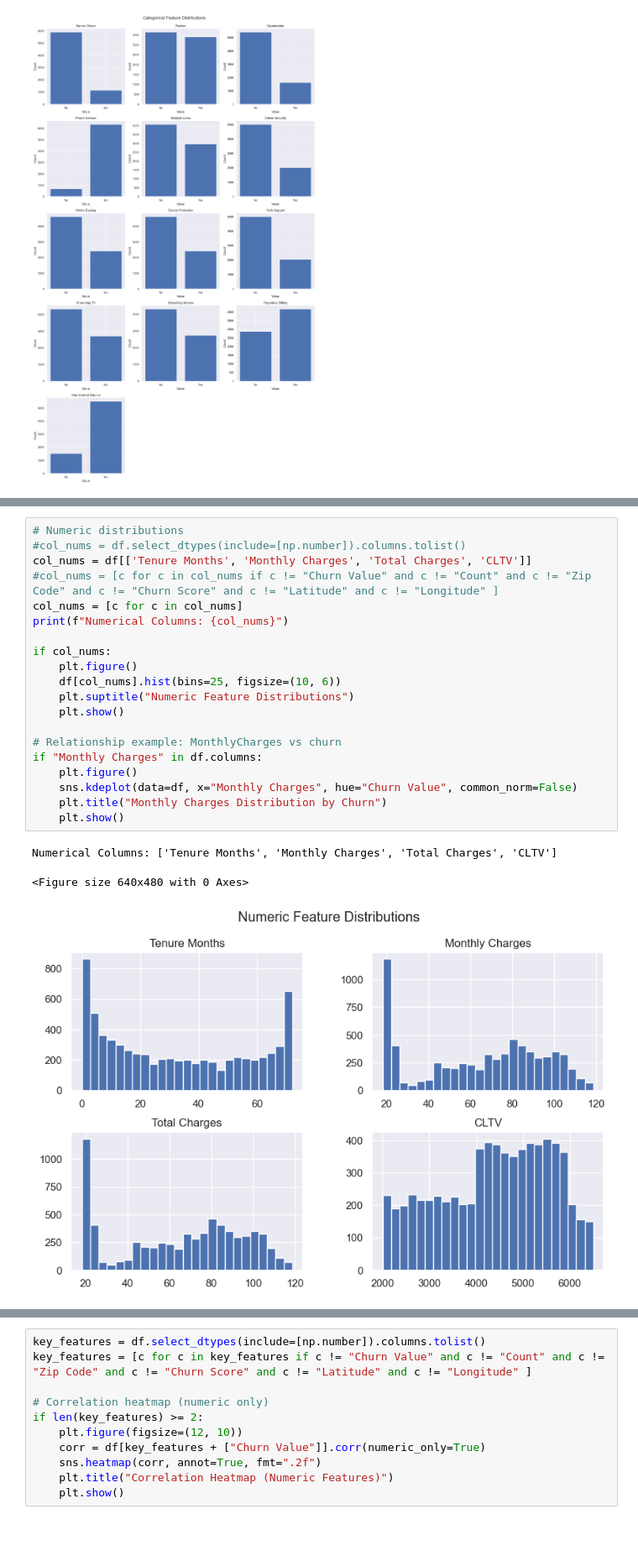
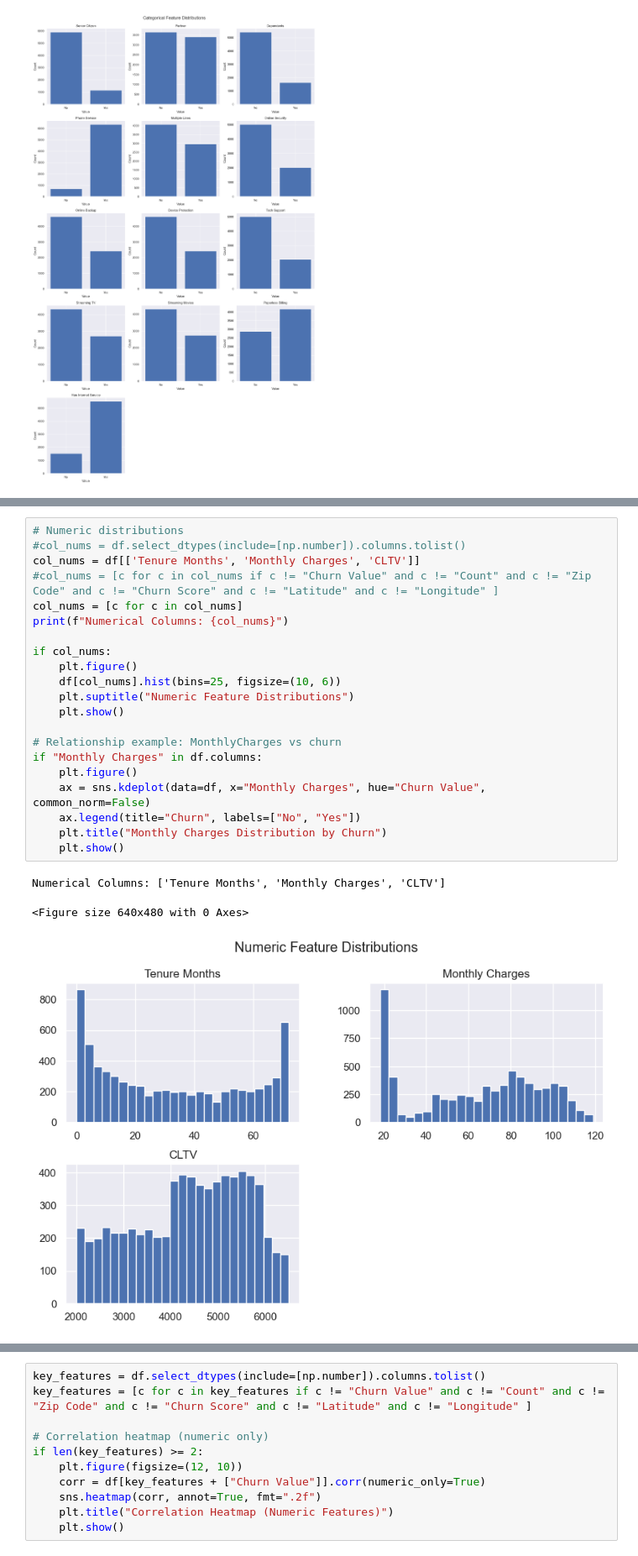
Before and after one commit to glit-hub/customer_churn_analysis, a Jupyter notebook: analysis.ipynb, the cells around one changed output, grey strips where cells are left out. Shown at 84% size. Cells and saved outputs as stored; diff of their text form; blank space fills up the shorter version.

Commit message:
Add more commentary on graphs.

```diff
--- a/analysis.ipynb
+++ b/analysis.ipynb
@@ -248,24 +264,25 @@ plt.show()
 # %%
 # Numeric distributions
 #col_nums = df.select_dtypes(include=[np.number]).columns.tolist()
-col_nums = df[['Tenure Months', 'Monthly Charges', 'Total Charges', 'CLTV']]
+col_nums = df[['Tenure Months', 'Monthly Charges', 'CLTV']]
 #col_nums = [c for c in col_nums if c != "Churn Value" and c != "Count" and c != "Zip Code" and c != "Churn Score" and c != "Latitude" and c != "Longitude" ]
 col_nums = [c for c in col_nums]
 print(f"Numerical Columns: {col_nums}")
 
 if col_nums:
     plt.figure()
     df[col_nums].hist(bins=25, figsize=(10, 6))
     plt.suptitle("Numeric Feature Distributions")
     plt.show()
 
 # Relationship example: MonthlyCharges vs churn
 if "Monthly Charges" in df.columns:
     plt.figure()
-    sns.kdeplot(data=df, x="Monthly Charges", hue="Churn Value", common_norm=False)
+    ax = sns.kdeplot(data=df, x="Monthly Charges", hue="Churn Value", common_norm=False)
+    ax.legend(title="Churn", labels=["No", "Yes"])
     plt.title("Monthly Charges Distribution by Churn")
     plt.show()
 # %% [output]
-Numerical Columns: ['Tenure Months', 'Monthly Charges', 'Total Charges', 'CLTV']
+Numerical Columns: ['Tenure Months', 'Monthly Charges', 'CLTV']
 <Figure size 640x480 with 0 Axes>
-[figure, old version]
+[figure, new version]
```
Also changed, not shown: parts of 13 cells of this notebook.
